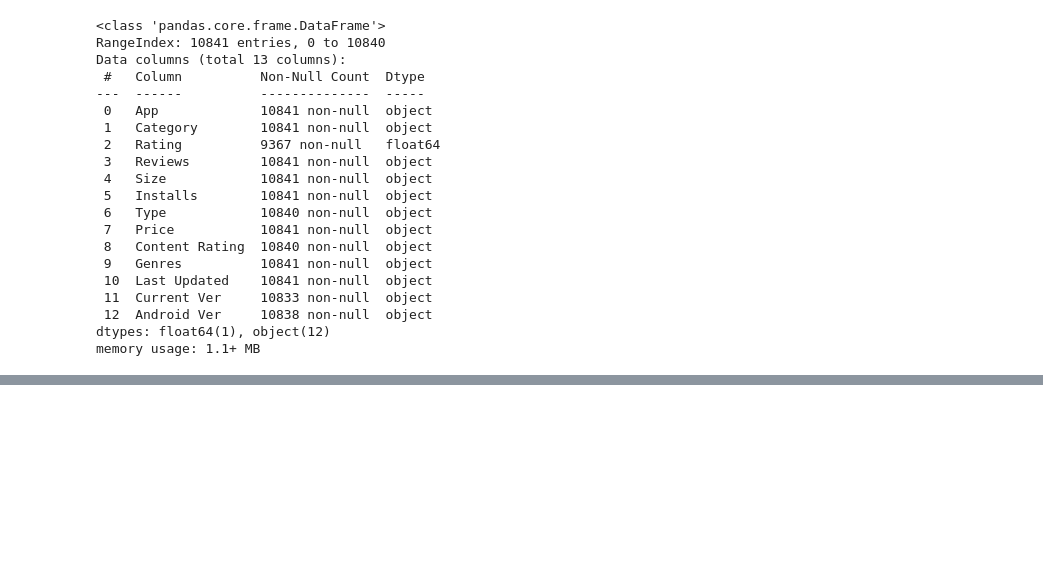
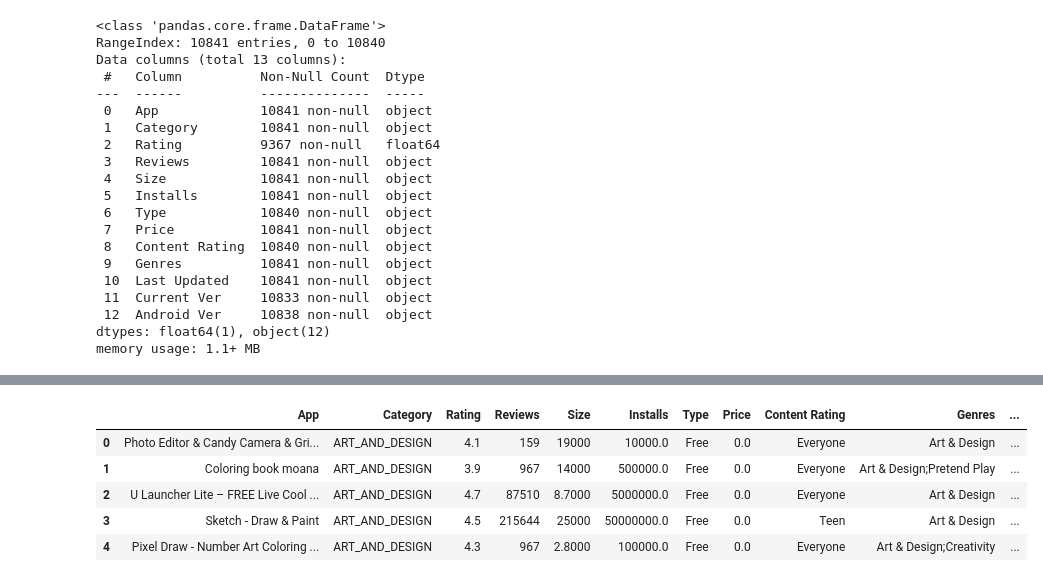
Before and after one commit to K4bir4/Data-Analytics, a Jupyter notebook: EDA exploratory data analysis/PlaystoreEDA.ipynb, the cells around one changed output, grey strips where cells are left out. Drawn from its saved outputs; the diff is of its cells as text; code cells hidden in the pictures; blank space fills up the shorter version.

```diff
--- a/EDA exploratory data analysis/PlaystoreEDA.ipynb
+++ b/EDA exploratory data analysis/PlaystoreEDA.ipynb
@@ -53,0 +152,4 @@ memory usage: 1.1+ MB
+# %%
+df_copy['Size']=df_copy['Size'].str.replace('M','000')
+df_copy['Size']=df_copy['Size'].str.replace('k','')
+df_copy['Size']=df_copy['Size'].replace('Varies with device',np.nan)
@@ -53,0 +227,6 @@ memory usage: 1.1+ MB
+# %%
+chars_to_remove=['+',',','$']
+cols_to_clean = ['Installs','Price']
+for item in chars_to_remove:
+    for cols in cols_to_clean:
+        df_copy[cols]=df_copy[cols].str.replace(item,'')
@@ -53,0 +255,3 @@ memory usage: 1.1+ MB
+# %%
+df_copy['Installs']=df_copy['Installs'].astype(float)
+df_copy['Price']=df_copy['Price'].astype(float)
@@ -53,0 +288,5 @@ memory usage: 1.1+ MB
+# %%
+df_copy['Last Updated']= pd.to_datetime(df_copy['Last Updated'])
+df_copy['Day']=df_copy['Last Updated'].dt.day
+df_copy['Month']=df_copy['Last Updated'].dt.month
+df_copy['Year']=df_copy['Last Updated'].dt.year
@@ -53,0 +313,9 @@ memory usage: 1.1+ MB
+# %%
+df_copy.head()
+# %% [output]
+|  | App | Category | Rating | Reviews | Size | Installs | Type | Price | Content Rating | Genres | ... |
+| 0 | Photo Editor & Candy Camera & Gri... | ART_AND_DESIGN | 4.1 | 159 | 19000 | 10000.0 | Free | 0.0 | Everyone | Art & Design | ... |
+| 1 | Coloring book moana | ART_AND_DESIGN | 3.9 | 967 | 14000 | 500000.0 | Free | 0.0 | Everyone | Art & Design;Pretend Play | ... |
+| 2 | U Launcher Lite – FREE Live Cool ... | ART_AND_DESIGN | 4.7 | 87510 | 8.7000 | 5000000.0 | Free | 0.0 | Everyone | Art & Design | ... |
+| 3 | Sketch - Draw & Paint | ART_AND_DESIGN | 4.5 | 215644 | 25000 | 50000000.0 | Free | 0.0 | Teen | Art & Design | ... |
+| 4 | Pixel Draw - Number Art Coloring ... | ART_AND_DESIGN | 4.3 | 967 | 2.8000 | 100000.0 | Free | 0.0 | Everyone | Art & Design;Creativity | ... |
```
Also changed, not shown: parts of 27 cells of this notebook, 2 other files.
